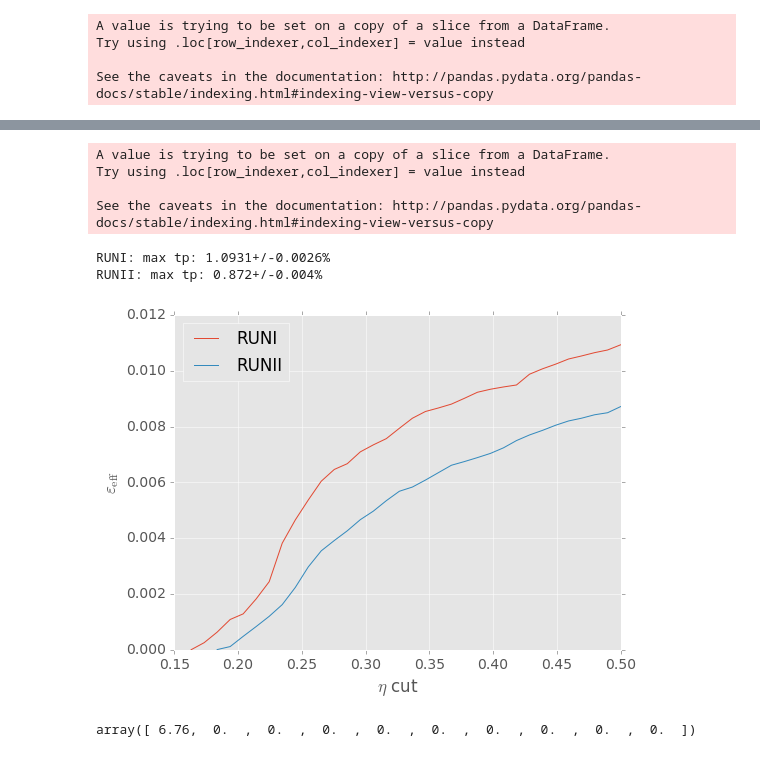
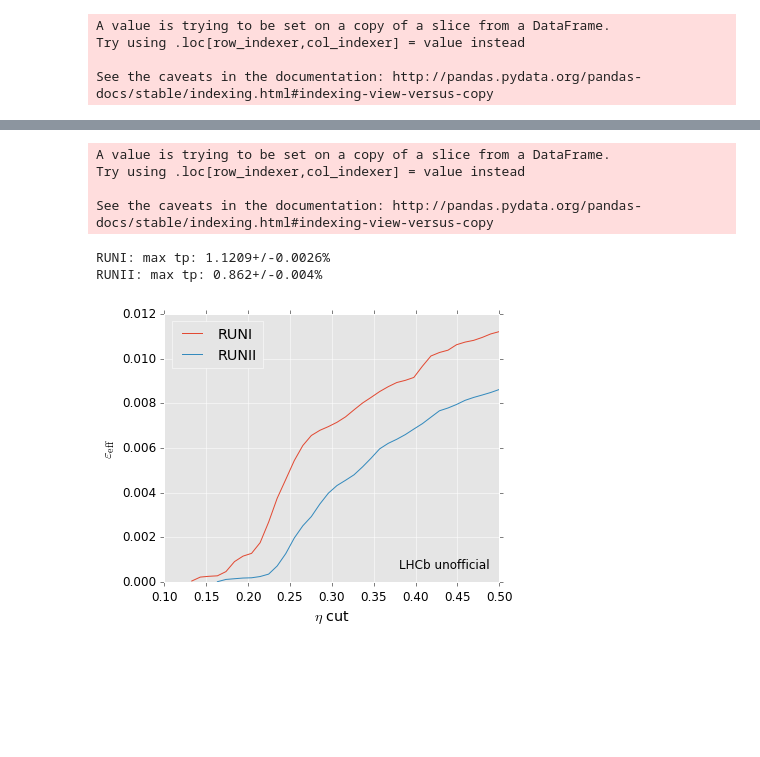
Before and after one commit to bixel/fttrainer, a Jupyter notebook: bdt-based-selection.ipynb, the cells around one changed output, grey strips where cells are left out. Drawn from its saved outputs; the diff is of its cells as text; code cells hidden in the pictures; blank space fills up the shorter version.

```diff
--- a/bdt-based-selection.ipynb
+++ b/bdt-based-selection.ipynb
@@ -114,7 +113,7 @@ MVA_features = [
     'tp_IPPU',
     'tp_ghostProb',
     'tp_PIDNNm',
-    'tp_ABS_RecVertexIP',
+    'tp_RecVertexIP',
     'tp_mult',
     'tp_ptB',
     'tp_IPs',
@@ -160,8 +145,9 @@ for key, d in datasets.items():
     train_data, test_data, calib_data = [df.iloc[indices] for indices in splits]
     for subset_name in ['train_data', 'test_data', 'calib_data']:
         datasets[key][subset_name] =  locals()[subset_name].copy(deep=True)
-    model = XGBClassifier(max_depth=2, n_estimators=100, nthread=32)
+    model = XGBClassifier(max_depth=2, n_estimators=200, nthread=12)
     model.fit(train_data[MVA_features], train_data.target)
+    datasets[key]['model'] = model
     for subset_name in ['train_data', 'test_data', 'calib_data', 'data']:
         datasets[key][subset_name]['proba'] = model.predict_proba(datasets[key][subset_name][MVA_features])[:,1]
 # %%
@@ -187,20 +173,13 @@ Try using .loc[row_indexer,col_indexer] = value instead
 
 See the caveats in the documentation: http://pandas.pydata.org/pandas-docs/stable/indexing.html#indexing-view-versus-copy
 # %%
-def proba_bins(x, y_true, errs=True, bins=10, range=None, sample_weight=None, auto_fill=False):
+def proba_bins(x, y_true, errs=True, bins=10, range=None, sample_weight=None):
     """ Bin data by x and calculate the amount of y_true in each bin,
         errors will be (bin_width/2, sqrt(bin_count))
     """
     if sample_weight is None:
         sample_weight = np.ones(x.shape)
 
-    if auto_fill:
-        pass
-#         if not isinstance(bins, int):
-#             raise ValueError('If auto_fill is True, bins needs to be an integer')
-#         bin_content = len(x) / bins
-#         bin_edges = [np.min(x)]
-#         bins = np.array(bin_edges)
     hist, bin_edges = np.histogram(x, bins=bins, range=range)
     xs = np.array([(x_low + x_high)/2 for x_low, x_high in zip(bin_edges[:-1], bin_edges[1:])])
     true_sums = np.array([np.sum(sample_weight[(x > x_low) & (x <= x_high)])
@@ -217,7 +196,9 @@ def proba_bins(x, y_true, errs=True, bins=10, range=None, sample_weight=None, au
     else:
         return xs, ys
 # %%
-for (key, d), ylim, xlim in zip(datasets.items(), [(0.4, 0.9), (0.3, 0.8)], [(0.4, 0.9), (0.3, 0.8)]):
+for (key, d), ylim, xlim in zip(datasets.items(),
+                                [(0.35, 0.9), (0.4, 0.9)],
+                                [(0.35, 0.9), (0.4, 0.9)]):
     xs = np.linspace(*xlim)
     fig = plt.figure(figsize=(5, 6))
     ax_top = plt.subplot2grid((5, 1), (0, 0), rowspan=3)
@@ -229,12 +210,13 @@ for (key, d), ylim, xlim in zip(datasets.items(), [(0.4, 0.9), (0.3, 0.8)], [(0.
     plt.errorbar(*proba_bins(test_data.proba.values, test_data.target.values,
                              sample_weight=test_data.SigYield_sw), label='uncalib', fmt='.')
     plt.errorbar(*proba_bins(test_data.calib_proba.values, test_data.target.values,
-                             sample_weight=test_data.SigYield_sw), label='calib', fmt='.')
+                             sample_weight=test_data.SigYield_sw), label='calib', fmt='o')
+    plt.text(0.97, 0.04, 'LHCb unofficial', ha='right', va='bottom', transform=plt.gca().transAxes)
     plt.setp(ax_top.get_xticklabels(), visible=False)
     plt.xlim(xlim)
     plt.ylim(ylim)
+#     plt.locator_params(axis='x', nbins=5)
     plt.legend(loc='best')
-    plt.title(key)
     plt.ylabel(r'$\omega$')
 
     plt.axes(ax_bottom)
@@ -243,7 +225,7 @@ for (key, d), ylim, xlim in zip(datasets.items(), [(0.4, 0.9), (0.3, 0.8)], [(0.
                           log=True)
     binwidth = (bins[1] - bins[0])
     plt.legend(loc='upper left', bbox_to_anchor=(0.55, 1.2))
-    plt.ylabel('Entries / {}'.format(binwidth))
+    plt.ylabel('Entries / {:.4f}'.format(binwidth))
     plt.xlabel(r'$p_\mathrm{true}$')
 
     plt.tight_layout()
@@ -255,6 +237,6 @@ for (key, d), ylim, xlim in zip(datasets.items(), [(0.4, 0.9), (0.3, 0.8)], [(0.
 # %%
 # plot stuff
-plt.figure(figsize=(8, 6))
+plt.figure(figsize=(6, 4.8))
 for key, d in datasets.items():
     tps = []
     df = d['max_test_data']
@@ -262,41 +244,38 @@ for key, d in datasets.items():
     len_before = get_event_number(df)
     len_before = ufloat(len_before, np.sqrt(len_before))
     cut_values = np.linspace(0, 0.5)
     for cut in cut_values:
         selected_data = df[df.etas < cut]
         len_after = get_event_number(selected_data)
         len_after = ufloat(len_after, np.sqrt(len_after))
         efficiency = len_after / len_before
         try:
             tp = tagging_power_score(selected_data.etas,
                                      efficiency=efficiency,
                                      )
             tps.append(tp)
         except:
             tps.append(ufloat(0, 0))
     tps = np.array(tps)
     print('{}: max tp: {}%'.format(key, 100 * tps.max()))
 #     plt.fill_between(cut_values, nom(tps) - std(tps), nom(tps) + std(tps), alpha=0.3)
     plt.plot(cut_values, nom(tps), label=key)
 
+plt.text(0.97, 0.04, 'LHCb unofficial', ha='right', va='bottom', transform=plt.gca().transAxes)
 plt.xlabel(r'$\eta$ cut')
 plt.ylabel(r'$\varepsilon_\mathrm{eff}$')
 plt.legend(loc='best')
 plt.savefig('./build/bdt-eta-cut.pdf')
 plt.show()
 # %% [output]
 A value is trying to be set on a copy of a slice from a DataFrame.
 Try using .loc[row_indexer,col_indexer] = value instead
 
 See the caveats in the documentation: http://pandas.pydata.org/pandas-docs/stable/indexing.html#indexing-view-versus-copy
-RUNI: max tp: 1.0931+/-0.0026%
-RUNII: max tp: 0.872+/-0.004%
+RUNI: max tp: 1.1209+/-0.0026%
+RUNII: max tp: 0.862+/-0.004%
-[figure, old version]
+[figure, new version]
 # %%
 to_root(datasets['RUNI']['max_data'], './data/bdt-selection-run1.root')
 # %%
 to_root(datasets['RUNII']['max_data'], './data/bdt-selection-run2.root')
-# %%
-np.histogram([1, 1, 1, 2], weights=[0.1, 0.5, 2, 0])[0]**2
-# %% [output]
-array([ 6.76,  0.  ,  0.  ,  0.  ,  0.  ,  0.  ,  0.  ,  0.  ,  0.  ,  0.  ])
```
Also changed, not shown: parts of 23 cells of this notebook, 5 other files.
